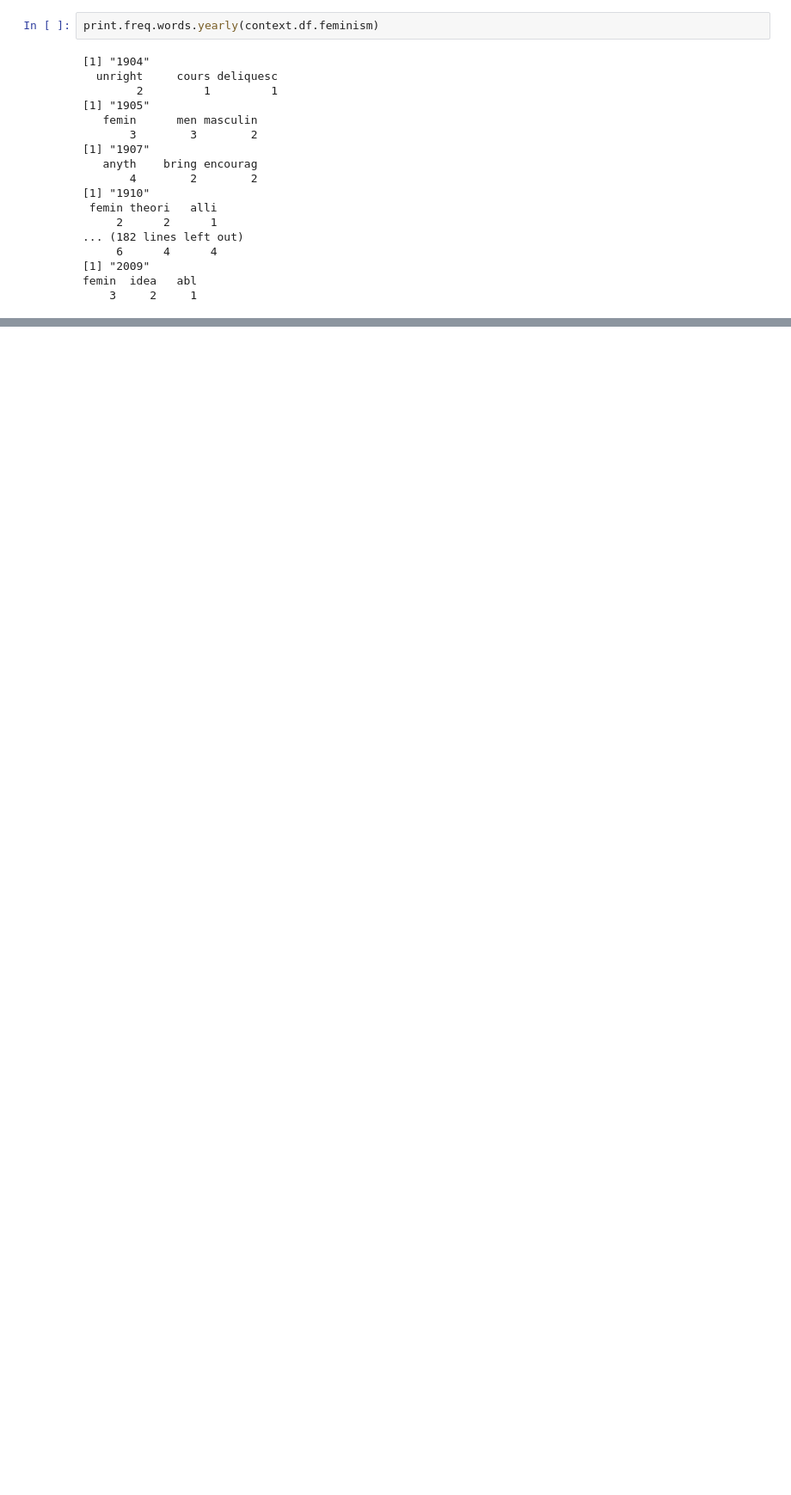
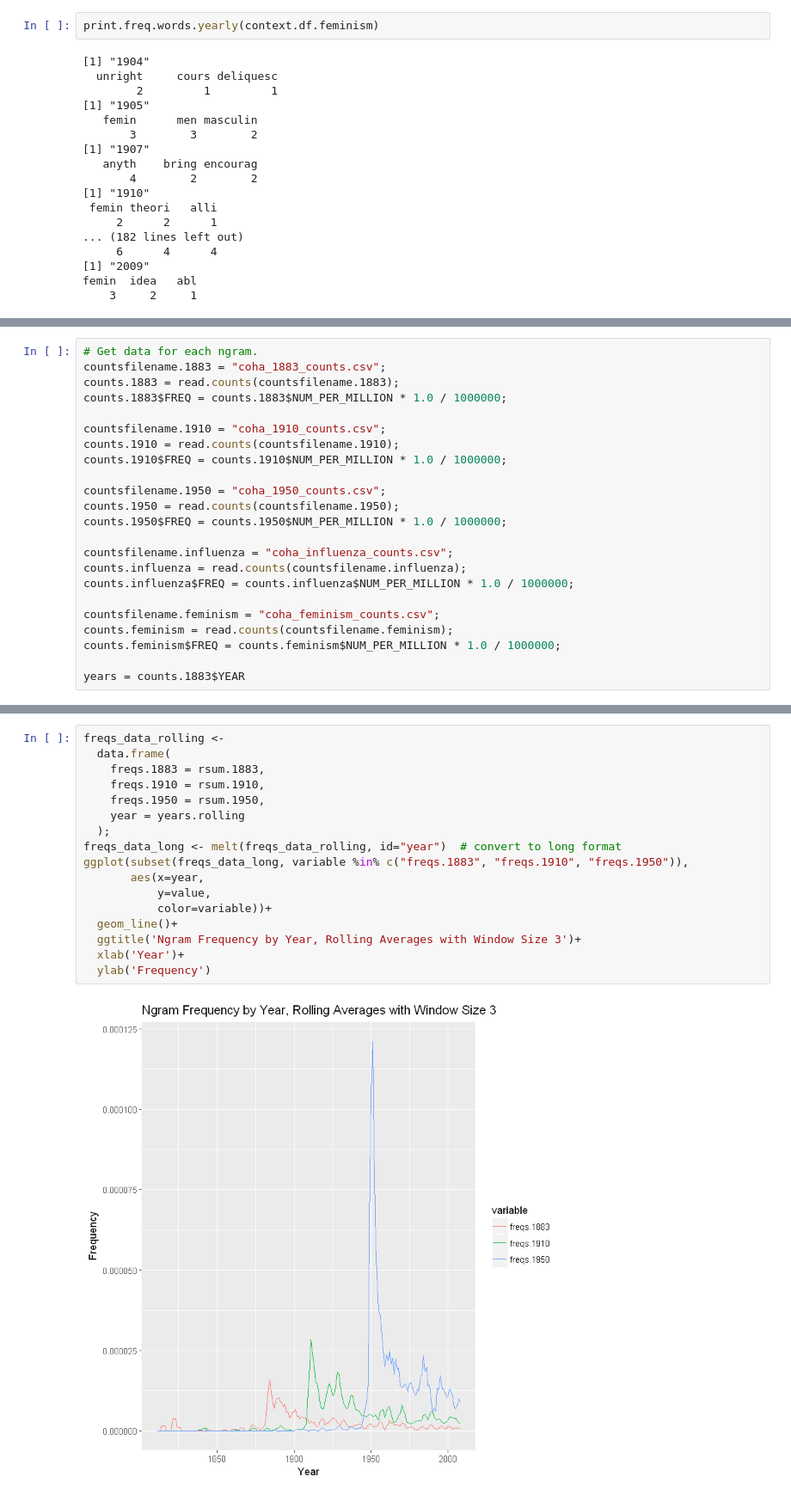
Before and after one commit to cchen23/SOC596, a Jupyter notebook: final_problem/final_problem_solution_R.ipynb, the cells around one changed output, grey strips where cells are left out. Shown at 86% size. Drawn from its saved outputs; the diff is of its cells as text; blank space fills up the shorter version.

```diff
--- a/final_problem/final_problem_solution_R.ipynb
+++ b/final_problem/final_problem_solution_R.ipynb
@@ -594,0 +589,23 @@ femin  idea   abl
+# %%
+# Get data for each ngram.
+countsfilename.1883 = "coha_1883_counts.csv";
+counts.1883 = read.counts(countsfilename.1883);
+counts.1883$FREQ = counts.1883$NUM_PER_MILLION * 1.0 / 1000000;
+
+countsfilename.1910 = "coha_1910_counts.csv";
+counts.1910 = read.counts(countsfilename.1910);
+counts.1910$FREQ = counts.1910$NUM_PER_MILLION * 1.0 / 1000000;
+
+countsfilename.1950 = "coha_1950_counts.csv";
+counts.1950 = read.counts(countsfilename.1950);
+counts.1950$FREQ = counts.1950$NUM_PER_MILLION * 1.0 / 1000000;
+
+countsfilename.influenza = "coha_influenza_counts.csv";
+counts.influenza = read.counts(countsfilename.influenza);
+counts.influenza$FREQ = counts.influenza$NUM_PER_MILLION * 1.0 / 1000000;
+
+countsfilename.feminism = "coha_feminism_counts.csv";
+counts.feminism = read.counts(countsfilename.feminism);
+counts.feminism$FREQ = counts.feminism$NUM_PER_MILLION * 1.0 / 1000000;
+
+years = counts.1883$YEAR
@@ -594,0 +647,19 @@ femin  idea   abl
+# %%
+freqs_data_rolling <-
+  data.frame(
+    freqs.1883 = rsum.1883,
+    freqs.1910 = rsum.1910,
+    freqs.1950 = rsum.1950,
+    year = years.rolling
+  );
+freqs_data_long <- melt(freqs_data_rolling, id="year")  # convert to long format
+ggplot(subset(freqs_data_long, variable %in% c("freqs.1883", "freqs.1910", "freqs.1950")),
+       aes(x=year,
+           y=value,
+           color=variable))+
+  geom_line()+
+  ggtitle('Ngram Frequency by Year, Rolling Averages with Window Size 3')+
+  xlab('Year')+
+  ylab('Frequency')
+# %% [output]
+[figure, added]
```
Also changed, not shown: parts of 9 cells of this notebook, 3 other files.
